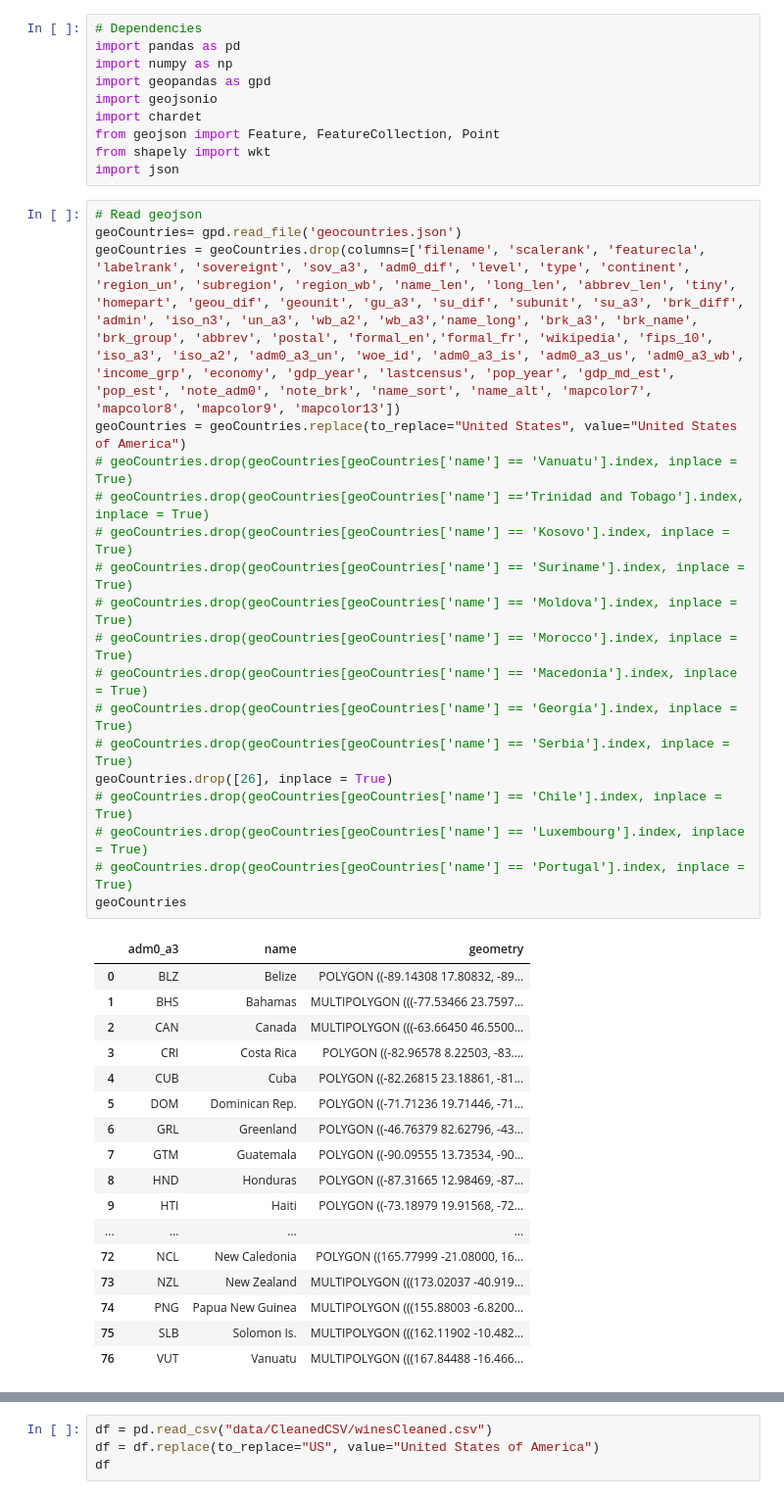
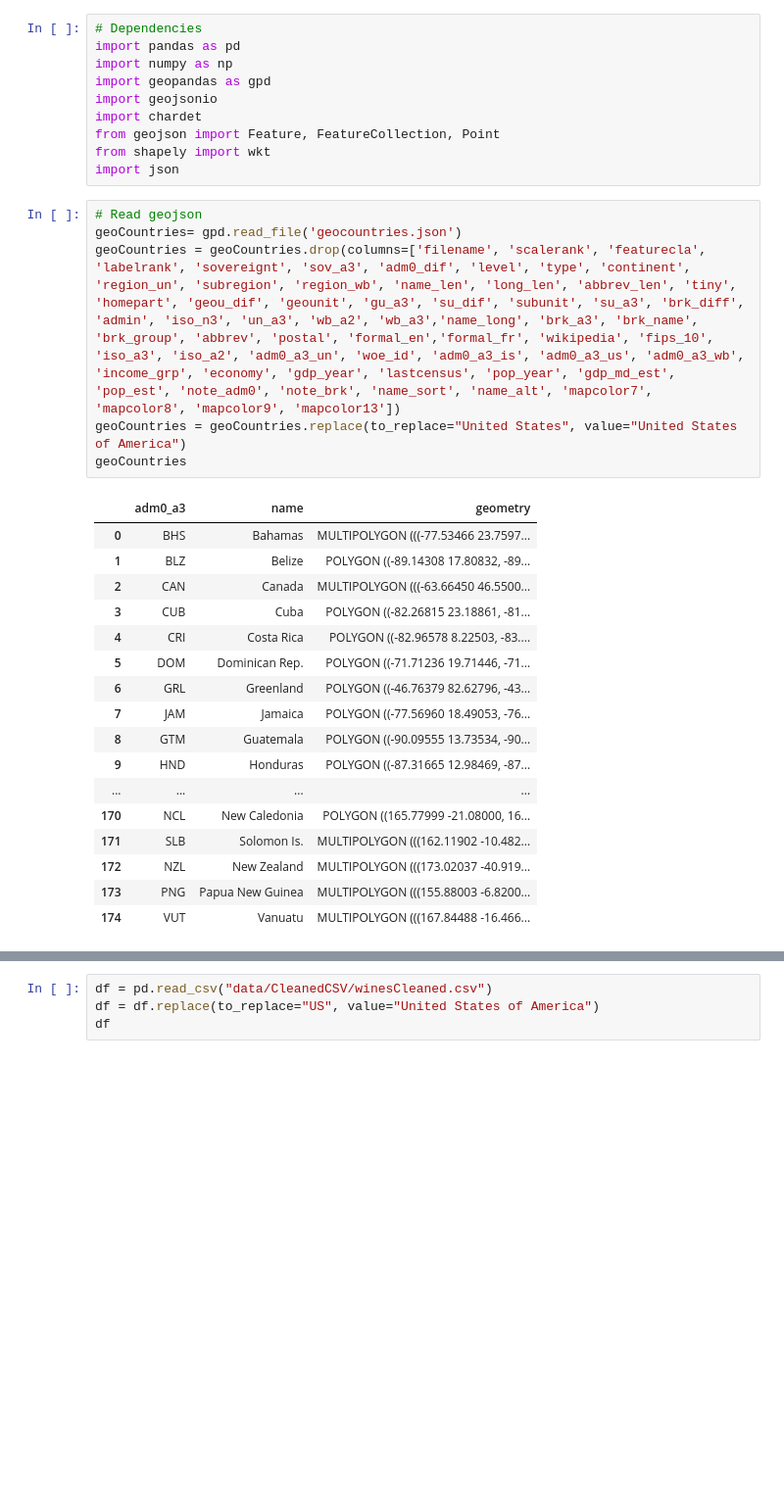
Before and after one commit to TempestCampbell/Wine-and-Charcuterie-Board, a Jupyter notebook: GeoPandasBook.ipynb, the cells around one changed output, grey strips where cells are left out. Shown: that part at 98% size. Drawn from its saved outputs; the diff is of its cells as text; blank space fills up the shorter version.

```diff
--- a/GeoPandasBook.ipynb
+++ b/GeoPandasBook.ipynb
@@ -11,37 +11,24 @@ import json
 # %%
 # Read geojson
 geoCountries= gpd.read_file('geocountries.json')
 geoCountries = geoCountries.drop(columns=['filename', 'scalerank', 'featurecla', 'labelrank', 'sovereignt', 'sov_a3', 'adm0_dif', 'level', 'type', 'continent', 'region_un', 'subregion', 'region_wb', 'name_len', 'long_len', 'abbrev_len', 'tiny', 'homepart', 'geou_dif', 'geounit', 'gu_a3', 'su_dif', 'subunit', 'su_a3', 'brk_diff', 'admin', 'iso_n3', 'un_a3', 'wb_a2', 'wb_a3','name_long', 'brk_a3', 'brk_name', 'brk_group', 'abbrev', 'postal', 'formal_en','formal_fr', 'wikipedia', 'fips_10', 'iso_a3', 'iso_a2', 'adm0_a3_un', 'woe_id', 'adm0_a3_is', 'adm0_a3_us', 'adm0_a3_wb', 'income_grp', 'economy', 'gdp_year', 'lastcensus', 'pop_year', 'gdp_md_est', 'pop_est', 'note_adm0', 'note_brk', 'name_sort', 'name_alt', 'mapcolor7', 'mapcolor8', 'mapcolor9', 'mapcolor13'])
 geoCountries = geoCountries.replace(to_replace="United States", value="United States of America")
-# geoCountries.drop(geoCountries[geoCountries['name'] == 'Vanuatu'].index, inplace = True)
-# geoCountries.drop(geoCountries[geoCountries['name'] =='Trinidad and Tobago'].index, inplace = True)
-# geoCountries.drop(geoCountries[geoCountries['name'] == 'Kosovo'].index, inplace = True)
-# geoCountries.drop(geoCountries[geoCountries['name'] == 'Suriname'].index, inplace = True)
-# geoCountries.drop(geoCountries[geoCountries['name'] == 'Moldova'].index, inplace = True)
-# geoCountries.drop(geoCountries[geoCountries['name'] == 'Morocco'].index, inplace = True)
-# geoCountries.drop(geoCountries[geoCountries['name'] == 'Macedonia'].index, inplace = True)
-# geoCountries.drop(geoCountries[geoCountries['name'] == 'Georgia'].index, inplace = True)
-# geoCountries.drop(geoCountries[geoCountries['name'] == 'Serbia'].index, inplace = True)
-geoCountries.drop([26], inplace = True)
-# geoCountries.drop(geoCountries[geoCountries['name'] == 'Chile'].index, inplace = True)
-# geoCountries.drop(geoCountries[geoCountries['name'] == 'Luxembourg'].index, inplace = True)
-# geoCountries.drop(geoCountries[geoCountries['name'] == 'Portugal'].index, inplace = True)
 geoCountries
 # %% [output]
 |  | adm0_a3 | name | geometry |
-| 0 | BLZ | Belize | POLYGON ((-89.14308 17.80832, -89... |
-| 1 | BHS | Bahamas | MULTIPOLYGON (((-77.53466 23.7597... |
+| 0 | BHS | Bahamas | MULTIPOLYGON (((-77.53466 23.7597... |
+| 1 | BLZ | Belize | POLYGON ((-89.14308 17.80832, -89... |
 | 2 | CAN | Canada | MULTIPOLYGON (((-63.66450 46.5500... |
-| 3 | CRI | Costa Rica | POLYGON ((-82.96578 8.22503, -83.... |
-| 4 | CUB | Cuba | POLYGON ((-82.26815 23.18861, -81... |
+| 3 | CUB | Cuba | POLYGON ((-82.26815 23.18861, -81... |
+| 4 | CRI | Costa Rica | POLYGON ((-82.96578 8.22503, -83.... |
 | 5 | DOM | Dominican Rep. | POLYGON ((-71.71236 19.71446, -71... |
 | 6 | GRL | Greenland | POLYGON ((-46.76379 82.62796, -43... |
-| 7 | GTM | Guatemala | POLYGON ((-90.09555 13.73534, -90... |
-| 8 | HND | Honduras | POLYGON ((-87.31665 12.98469, -87... |
-| 9 | HTI | Haiti | POLYGON ((-73.18979 19.91568, -72... |
+| 7 | JAM | Jamaica | POLYGON ((-77.56960 18.49053, -76... |
+| 8 | GTM | Guatemala | POLYGON ((-90.09555 13.73534, -90... |
+| 9 | HND | Honduras | POLYGON ((-87.31665 12.98469, -87... |
 | ... | ... | ... | ... |
-| 72 | NCL | New Caledonia | POLYGON ((165.77999 -21.08000, 16... |
-| 73 | NZL | New Zealand | MULTIPOLYGON (((173.02037 -40.919... |
-| 74 | PNG | Papua New Guinea | MULTIPOLYGON (((155.88003 -6.8200... |
-| 75 | SLB | Solomon Is. | MULTIPOLYGON (((162.11902 -10.482... |
-| 76 | VUT | Vanuatu | MULTIPOLYGON (((167.84488 -16.466... |
+| 170 | NCL | New Caledonia | POLYGON ((165.77999 -21.08000, 16... |
+| 171 | SLB | Solomon Is. | MULTIPOLYGON (((162.11902 -10.482... |
+| 172 | NZL | New Zealand | MULTIPOLYGON (((173.02037 -40.919... |
+| 173 | PNG | Papua New Guinea | MULTIPOLYGON (((155.88003 -6.8200... |
+| 174 | VUT | Vanuatu | MULTIPOLYGON (((167.84488 -16.466... |
```
Also changed, not shown: parts of 7 cells of this notebook, 2 other files.
